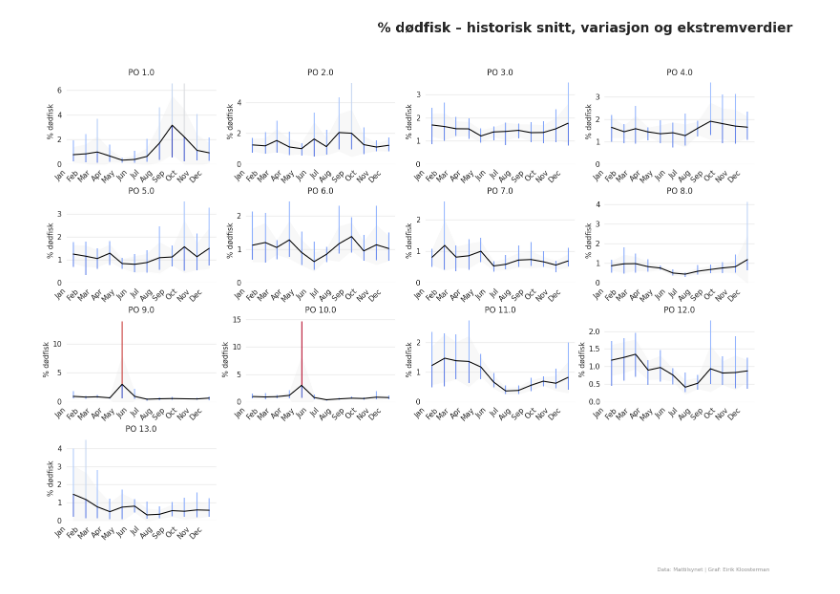
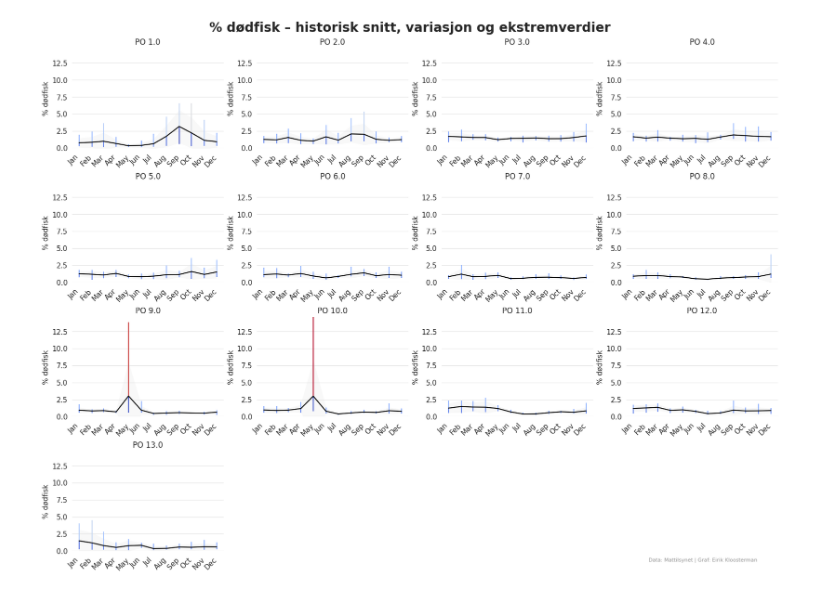
Before and after one commit to kavlikaviar/Bachelor, a Jupyter notebook: bachelor_biomasse.ipynb, the cells around one changed output. Cells and saved outputs as stored; diff of their text form; code cells hidden in the pictures.

```diff
--- a/bachelor_biomasse.ipynb
+++ b/bachelor_biomasse.ipynb
@@ -95,16 +81,21 @@ data  = grp.merge(monthly, on=["PO_KODE","MÅNED_KODE"], how="left")
 # %%
+import pandas as pd
+import numpy as np
+import matplotlib.pyplot as plt
+import matplotlib as mpl
+import matplotlib.dates as mdates
+import seaborn as sns
 
-data = monthly.copy()
+# ... anta at du allerede har laget 'data' og 'year' ...
 
-
-# --- Lage fiktiv dato midt i hver mnd for x-akse ---
+# Lage fiktiv dato midt i hver mnd for x-akse
 data["date"] = pd.to_datetime({
     "year":  year,
     "month": data["MÅNED_KODE"],
     "day":   15
 })
 
-# --- Plot-stil (copy/paste fra klima-koden din) ---
+# Plot-stil
 sns.set_style("white")
 plt.rcParams["figure.dpi"]      = 100
 mpl.rcParams["font.family"]     = "sans-serif"
@@ -118,20 +109,25 @@ diff_min = data["min_pct"] - data["mean_pct"]
 diff_max = data["max_pct"] - data["mean_pct"]
 diff_vals = np.concatenate([diff_min, diff_max])
 norm = mpl.colors.Normalize(vmin=diff_vals.min(), vmax=diff_vals.max())
+cmap = mpl.cm.coolwarm
 
+# Beregn global y-maks for alle subplottene
+global_ymax = data["max_pct"].max()
 
-# --- Tegn subplots uten sharex, ett pr PO ---
+# Subplots
 po_codes = data["PO_KODE"].unique()
 cols = 4
 rows = int(np.ceil(len(po_codes)/cols))
-fig, axes = plt.subplots(rows, cols, figsize=(cols*4, rows*3))
+
+fig, axes = plt.subplots(rows, cols, figsize=(cols*4, rows*3), constrained_layout=True)
 axes = axes.flatten()
 
 for ax, po in zip(axes, po_codes):
     df_po = data[data["PO_KODE"] == po]
 
     # Fjerne rammer + grid
-    for s in ax.spines.values(): s.set_visible(False)
+    for spine in ax.spines.values():
+        spine.set_visible(False)
     ax.grid(axis="y", color="0.9", linestyle="-", linewidth=1)
 
     # 1) Grått område = mean ± std
@@ -153,55 +149,55 @@ for ax, po in zip(axes, po_codes):
 
     # 3) Vertikale linjer til ekstremverdier
     for _, r in df_po.iterrows():
-        # opp mot max
         ax.vlines(
             r["date"], r["mean_pct"], r["max_pct"],
             color=cmap(norm(r["max_pct"]-r["mean_pct"])),
             linewidth=1.5,
             zorder=5
         )
-        # ned mot min
         ax.vlines(
             r["date"], r["mean_pct"], r["min_pct"],
             color=cmap(norm(r["min_pct"]-r["mean_pct"])),
             linewidth=1.5,
             zorder=5
         )
 
-    # Månedsetiketter
+    # --- Juster x-akseticks til alle måneder og roter vertikalt ---
     ax.xaxis.set_major_locator(mdates.MonthLocator())
-    ax.xaxis.set_major_formatter(mdates.DateFormatter("%b"))
-    for lbl in ax.get_xticklabels():
-        lbl.set_rotation(45); lbl.set_horizontalalignment("right")
+    ax.xaxis.set_major_formatter(mdates.DateFormatter("%b"))  # Bare måned, f.eks. "Jan", "Feb"
+    ax.tick_params(axis='x', rotation=45, which='major', pad=5)
 
-    ax.set_ylim(bottom=0)
+
+    # --- Sett samme y-maks for alle subplottene ---
+    ax.set_ylim(bottom=0, top=global_ymax)
+
     ax.set_title(f"PO {po}", fontsize=12)
     ax.set_ylabel("% dødfisk")
 
-# Fjern tomme plott
+# Fjern tomme plott om noen
 for ax in axes[len(po_codes):]:
     fig.delaxes(ax)
 
 # Hovedtittel og marginjustering
 plt.suptitle(
-    f"% dødfisk – historisk snitt, variasjon og ekstremverdier",
+    "% dødfisk – historisk snitt, variasjon og ekstremverdier",
     fontsize=20,
     fontweight="bold",
-    x=1,
-    ha="right"
+    x=0.5,
+    ha="center"
 )
-plt.subplots_adjust(left=0.05, right=0.95, top=0.88, hspace=0.4)
+plt.subplots_adjust(left=0.07, right=0.97, top=0.90, hspace=0.6)
 
 # Footer
 fig.text(
     0.97, 0.02,
     "Data: Mattilsynet | Graf: Eirik Kloosterman",
     ha="right",
     va="bottom",
     fontsize=8,
     alpha=0.5
 )
 
 plt.show()
 # %% [output]
-[figure, old version]
+[figure, new version]
```
Also changed, not shown: parts of 1 cell of this notebook, 3 other files.
